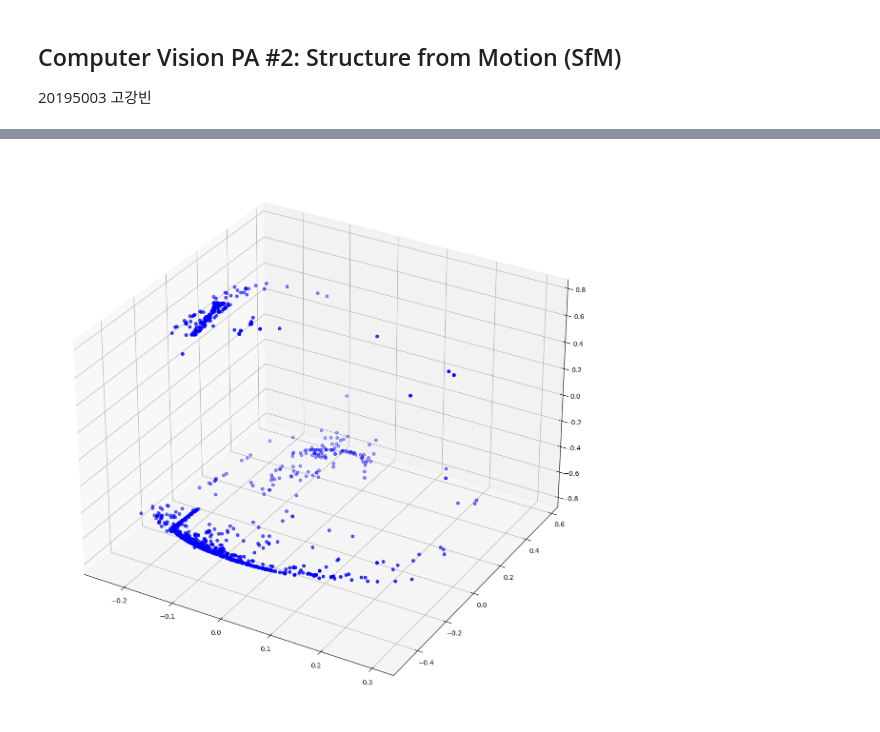
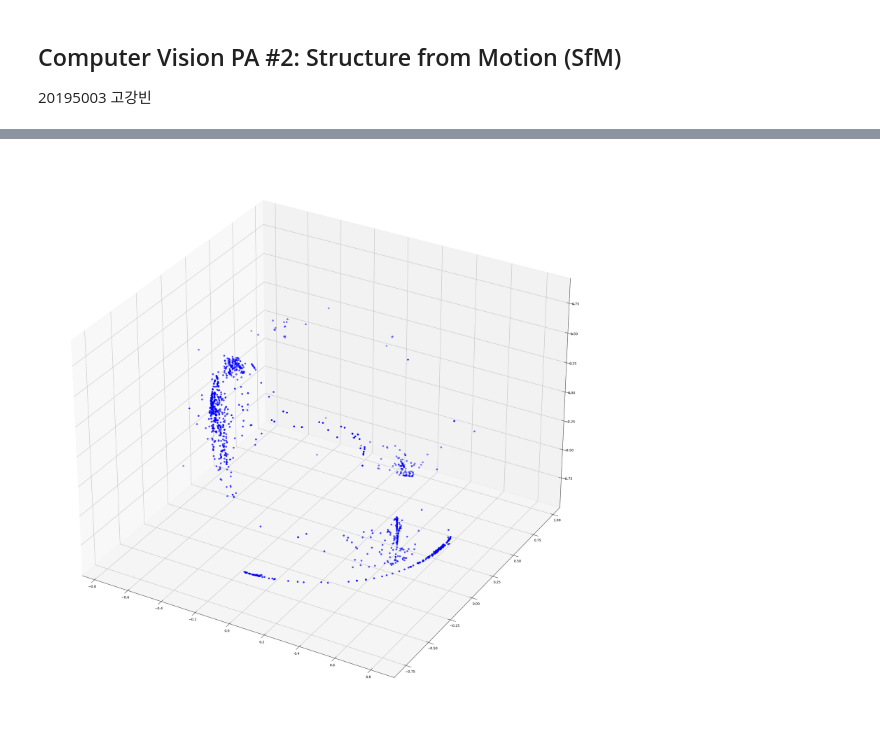
Before and after one commit to KevinTheRainmaker/ML_DL_Basics, a Jupyter notebook: ComputerVision/PA2_Structure_from_Motion/PA2_Structure_from_Motion.ipynb, the cells around one changed output, grey strips where cells are left out. Saved outputs shown, nothing was run; the diff lists cells and outputs as text; code cells hidden in the pictures.

```diff
--- a/ComputerVision/PA2_Structure_from_Motion/PA2_Structure_from_Motion.ipynb
+++ b/ComputerVision/PA2_Structure_from_Motion/PA2_Structure_from_Motion.ipynb
@@ -156,49 +134,41 @@ P = np.array([
 print('candidate for camera matrix\n', P)
 
 E_init = np.append(np.eye(3), np.zeros((3,1)), axis=1)
-# for i in range(4):
-#     tmp = P[i]
-#     for j in range(len(inlier_idx)):
-#         A = np.array([
-#             norm_q1[0,j+1]*E_init[2] - E_init[0],
-#             norm_q1[1,j+1]*E_init[2] - E_init[1],
-#             norm_q2[0,j+1]*tmp[2] - tmp[0],
-#             norm_q2[1,j+1]*tmp[2] - tmp[1]])
-#         U_A, S_A, VT_A = np.linalg.svd(A, full_matrices=True)
-#         X = VT_A[3]#/VT_A[3,3]
-#         if X[2] > 0 and (tmp@X.T)[2]>0:
-#             print(f'Matrix {i} have all positive depths!')
-#             E = P[i]
-#             break
-#         else:
-#             print(f'Matrix {i} is not good')
-#             break
-
 for i in range(4):
     tmp = P[i]
-    for j in range(norm_q1.shape[1]):
-        a = norm_q1[:,j].flatten()
-        b = norm_q2[:,j].flatten()
-        c = np.concatenate((a, b))
-        d = tmp@c
-        if np.any(d<0):
-            print(f'Matrix {i} is not good')
-            break
-        else:
+    for j in range(len(inlier_idx)):
+        A = np.array([
+            norm_q1[0,j+1]*E_init[2] - E_init[0].T,
+            norm_q1[1,j+1]*E_init[2] - E_init[1].T,
+            norm_q2[0,j+1]*tmp[2] - tmp[0].T,
+            norm_q2[1,j+1]*tmp[2] - tmp[1].T])
+        U_A, S_A, VT_A = np.linalg.svd(A, full_matrices=True)
+        X = VT_A[3]/VT_A[3,3]
+
+        if X[2] > 0 and (tmp@X.T)[2]>0:
             print(f'Matrix {i} have all positive depths!')
             E = P[i]
             break
+        else:
+            print(f'Matrix {i} is not good')
+            break
+
+
 
 inlier_X = []
+eig = np.linalg.eig
+eig_arr = [0,0,0,0]
 
 for i in range(len(inlier_idx)):
     A = np.array([
-        norm_q1[0,i+1]*E_init[2] - E_init[0],
-        norm_q1[1,i+1]*E_init[2] - E_init[1],
-        norm_q2[0,i+1]*E[2] - E[0],
-        norm_q2[1,i+1]*E[2] - E[1]])
+        norm_q1[0,i+1]*E_init[2].T - E_init[0].T,
+        norm_q1[1,i+1]*E_init[2].T - E_init[1].T,
+        norm_q2[0,i+1]*E[2].T - E[0].T,
+        norm_q2[1,i+1]*E[2].T - E[1].T])
     U_A, S_A, VT_A = np.linalg.svd(A, full_matrices=True)
-    X = VT_A[:,-1]
+    eig_arr = eig(VT_A)[0]
+    X = VT_A[:,np.argmax(eig_arr)]
+
     inlier_X.append(X)
 
 p3ds = np.array(inlier_X).T
@@ -211,7 +181,7 @@ X = np.concatenate((X, p3ds[0]))
 Y = np.concatenate((Y, p3ds[1]))
 Z = np.concatenate((Z, p3ds[2]))
 
-fig = plt.figure(figsize=(15,15))
+fig = plt.figure(figsize=(30,30))
 ax = plt.axes(projection='3d')
 ax.scatter3D(X, Y, Z, c='b', marker='o')
 # plt.show()
@@ -240,4 +210,4 @@ Matrix 3 is not good
-[figure, old version]
+[figure, new version]
 # %%
 ################################################################################################################################
 # Step 5: Growing Steps
```
Also changed, not shown: parts of 6 cells of this notebook, 1 other file.
